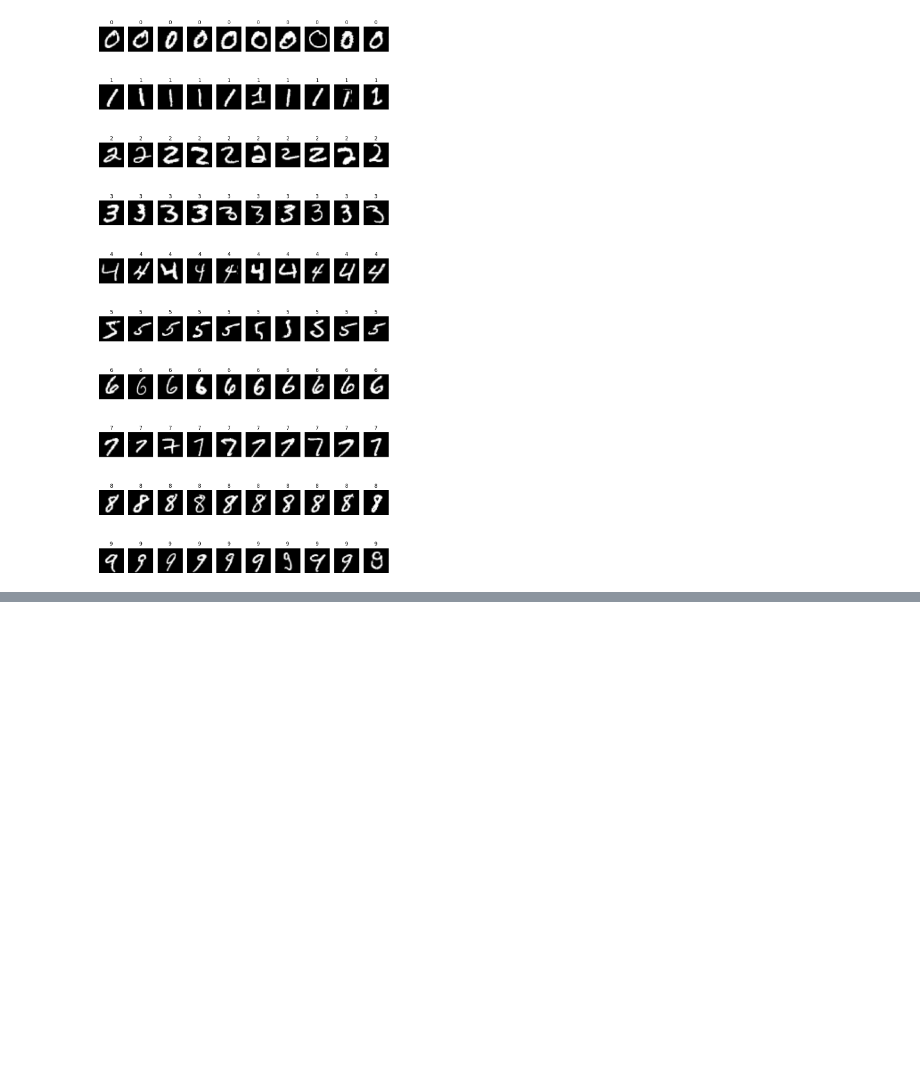
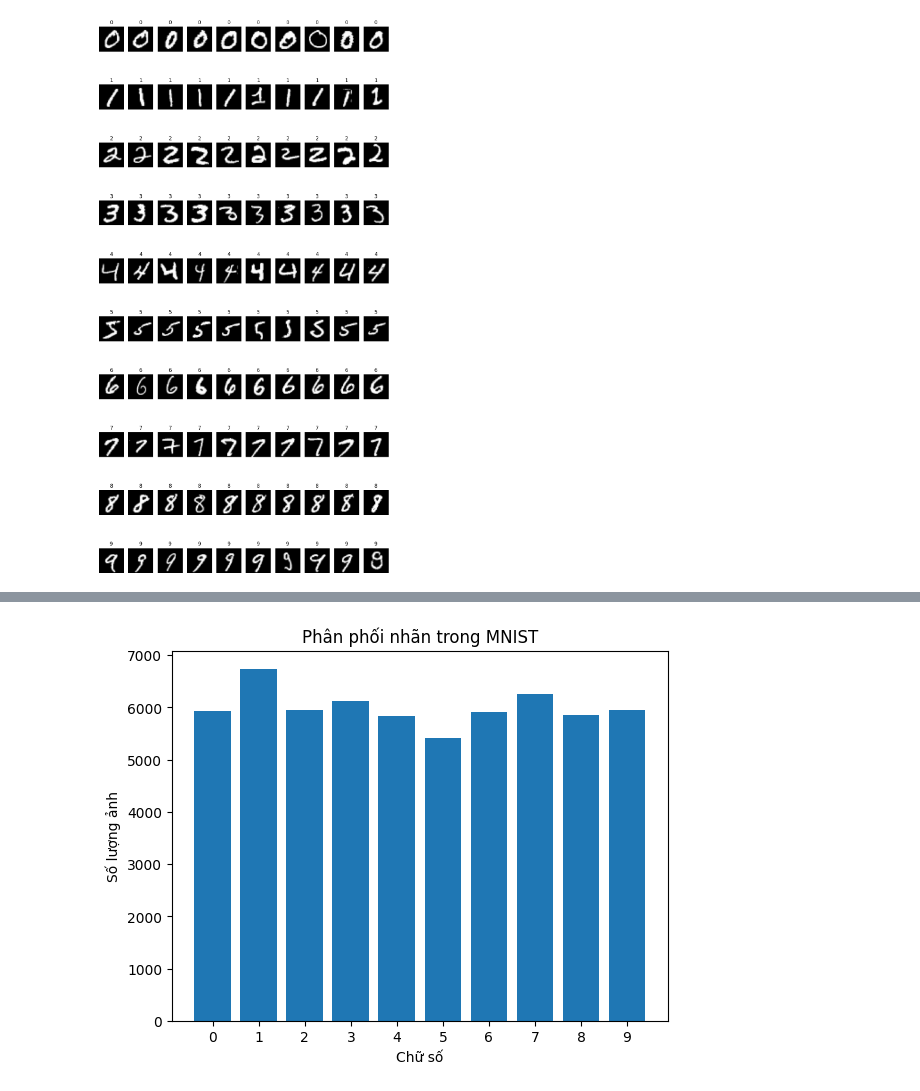
Before and after one commit to nguyenvutankhoa-star/AI-MNIST, a Jupyter notebook: Untitled0.ipynb, the cells around one changed output, grey strips where cells are left out. Cells and saved outputs as stored; diff of their text form; code cells hidden in the pictures; blank space fills up the shorter version.

```diff
--- a/Untitled0.ipynb
+++ b/Untitled0.ipynb
@@ -53,3 +68,13 @@ plt.tight_layout() #tự động điều chỉnh khoảng cách giữa các ản
 plt.show() #hiển thị khung hình
 # %% [output]
 [figure]
+# %%
+from collections import Counter #colections là thư viện chứa các cấu trúc dữ liệu đặc biệt, Counter là một trong số đó, dùng để đếm tần suất xuất hiện của các phần tử trong một iterable (danh sách, tuple, chuỗi,...)
+
+#đém tần suất hiển thị của tững nhãn
+counter = Counter(y_train)
+counter = counter.most_common()         #most_common() trả về danh sách các phần tử và số lần xuất hiện của chúng, sắp xếp theo thứ tự giảm dần
+counter = pd.DataFrame(counter)         #đưa vào DataFrame để dễ dàng hiển thị
+counter.columns = ['Số', 'Số lượng']    #đặt tên cột
+
+display(counter) #hiển thị DataFrame
@@ -55,0 +93,20 @@ plt.show() #hiển thị khung hình
+# %%
+#sắp xếp theo cột số
+counter_sorted = counter.sort_values(by='Số')
+
+#vẽ biểu đồ cột
+plt.figure()
+plt.bar(counter_sorted['Số'], counter_sorted['Số lượng'])
+
+#nhãn và tiêu đêf
+plt.xlabel('Chữ số')
+
+#ép hiển thị đẩy đủ các chữ số trên trục x
+plt.xticks(range(10))
+plt.ylabel('Số lượng ảnh')
+plt.title('Phân phối nhãn trong MNIST')
+
+#hiển thị
+plt.show()
+# %% [output]
+[figure, added]
```
Also changed, not shown: parts of 4 cells of this notebook.
